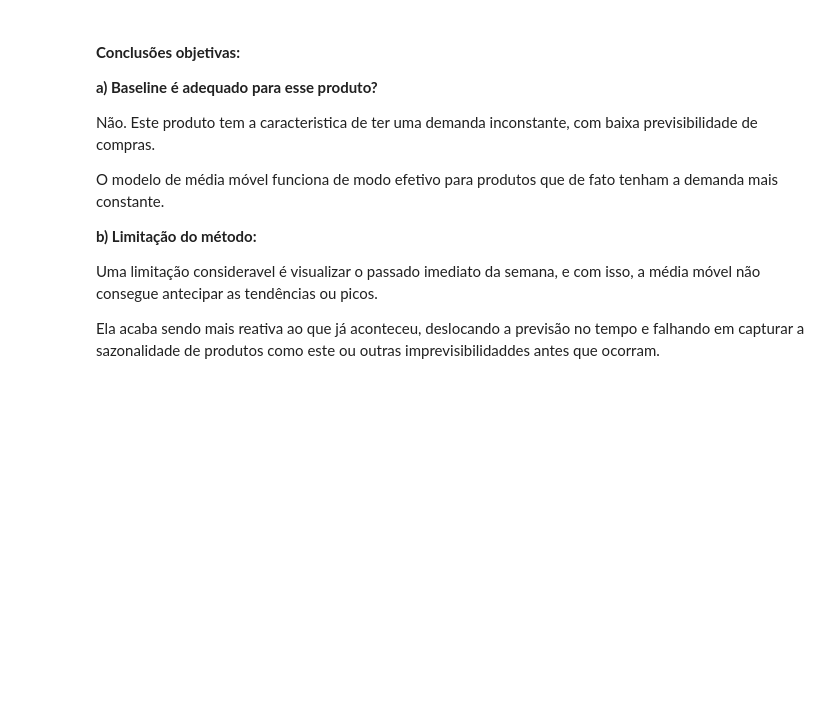
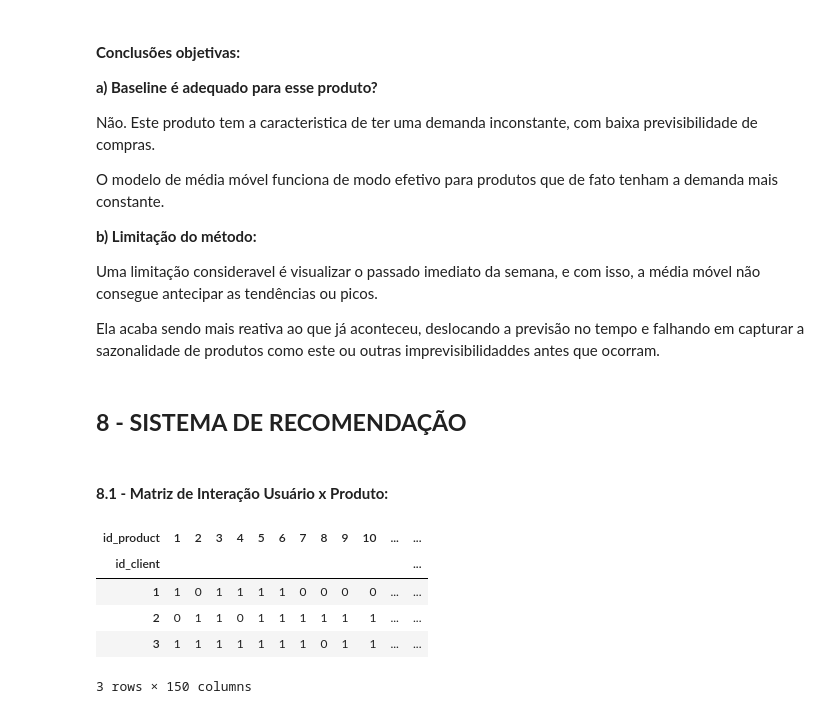
Before and after one commit to kevinkchaves/Desafio_Lighthouse, a Jupyter notebook: notebook/Relatorio.ipynb, the cells around one changed output. Cells and saved outputs as stored; diff of their text form; code cells hidden in the pictures; blank space fills up the shorter version.

```diff
--- a/notebook/Relatorio.ipynb
+++ b/notebook/Relatorio.ipynb
@@ -1024,3 +999,5 @@ Uma limitação consideravel é visualizar o passado imediato da semana, e com i
 
 
 Ela acaba sendo mais reativa ao que já aconteceu, deslocando a previsão no tempo e falhando em capturar a sazonalidade de produtos como este ou outras imprevisibilidaddes antes que ocorram.
+# %% [markdown]
+## **8 - SISTEMA DE RECOMENDAÇÃO**
@@ -1026,0 +1009,27 @@ Ela acaba sendo mais reativa ao que já aconteceu, deslocando a previsão no tem
+# %% [markdown]
+#### **8.1 - Matriz de Interação Usuário x Produto:**
+# %%
+#CARREGANDO O DATASET
+df = pd.read_csv('../data/processed/vendas_cambio_custos.csv')
+PRODUTO_ALVO = "GPS Garmin Vortex Maré Drift"
+
+# MATRIZ DE INTERAÇÃO USUÁRIO X PRODUTO
+matriz_interacao = df.pivot_table(index='id_client',
+                                  columns='id_product',
+                                  values='total',
+                                  aggfunc='count',
+                                  fill_value=0)
+
+# TRANSFORMANDO EM MATRIZ BINÁRIA
+matriz_binaria = pd.DataFrame(np.where(matriz_interacao.values > 0, 1, 0),
+                              index=matriz_interacao.index,
+                              columns=matriz_interacao.columns)
+
+display(matriz_binaria.head(3))
+# %% [output]
+| id_product | 1 | 2 | 3 | 4 | 5 | 6 | 7 | 8 | 9 | 10 | ... | ... |
+| id_client |  |  |  |  |  |  |  |  |  |  |  | ... |
+| 1 | 1 | 0 | 1 | 1 | 1 | 1 | 0 | 0 | 0 | 0 | ... | ... |
+| 2 | 0 | 1 | 1 | 0 | 1 | 1 | 1 | 1 | 1 | 1 | ... | ... |
+| 3 | 1 | 1 | 1 | 1 | 1 | 1 | 1 | 0 | 1 | 1 | ... | ... |
+3 rows × 150 columns
```
Also changed, not shown: parts of 8 cells of this notebook, 2 other files.
